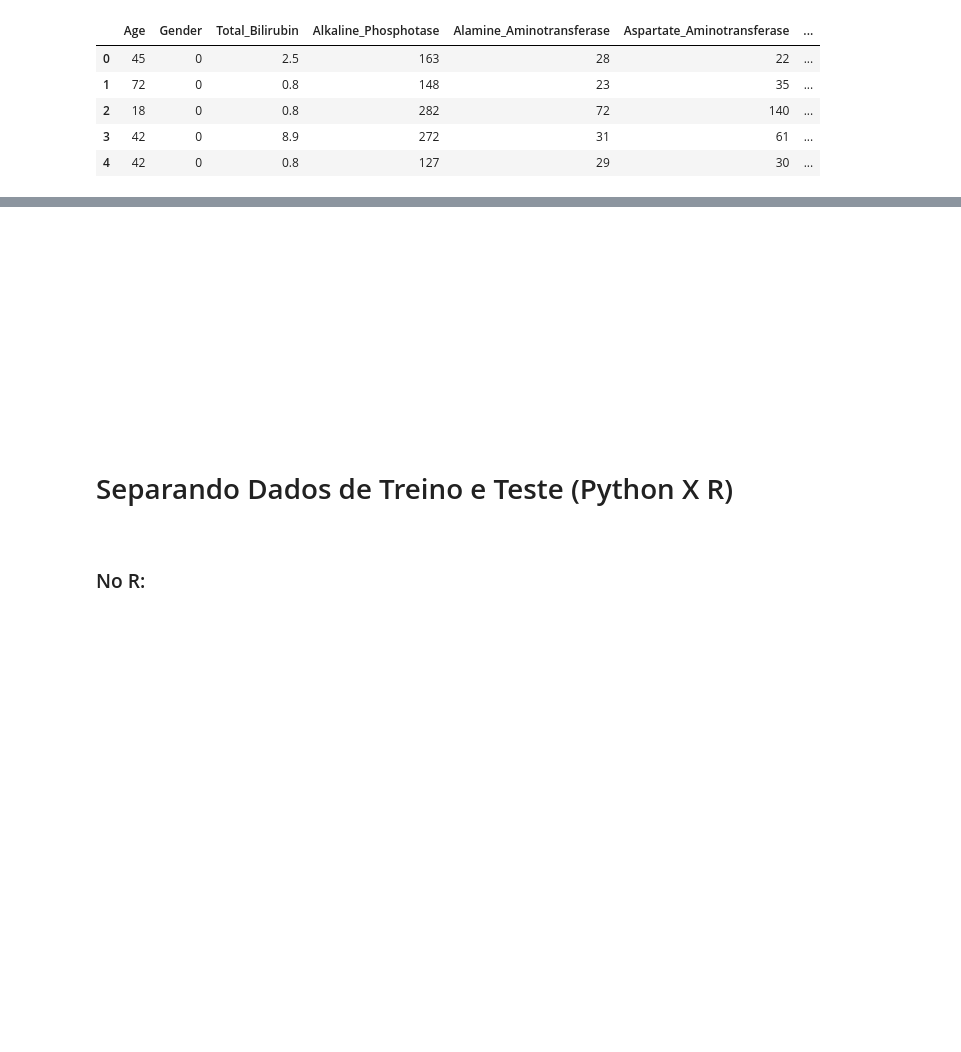
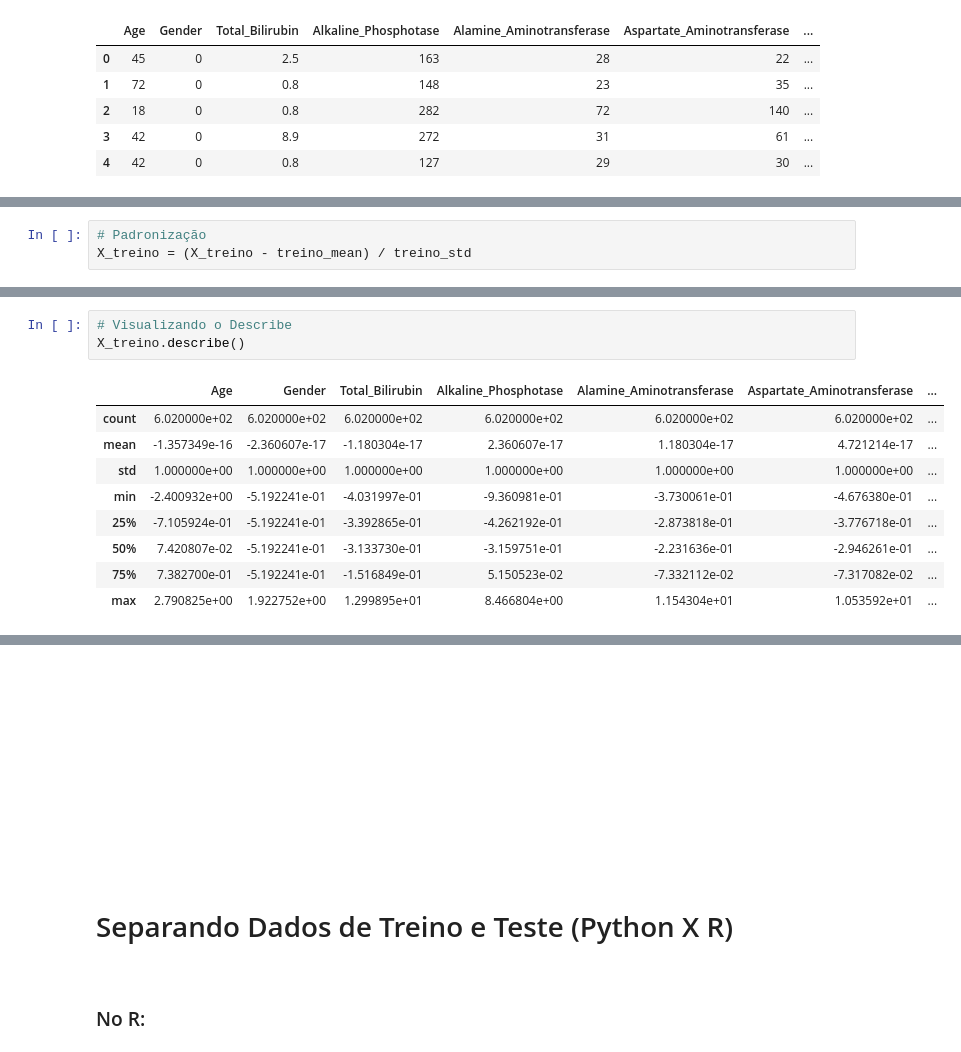
Before and after one commit to EduardoBran/Python_-_Machine_Learning, a Jupyter notebook: 01-Mini-Projeto_-_Construcao_Treinamento_Avaliacao_e_Selecao_de_Modelos_Para_Classificacao.ipynb, the cells around one changed output, grey strips where cells are left out. Saved outputs shown, nothing was run; the diff lists cells and outputs as text; blank space fills up the shorter version.

Commit message:
aplicando tecnica de padronizacao no conjunto de dados de treino e teste

```diff
--- a/01-Mini-Projeto_-_Construcao_Treinamento_Avaliacao_e_Selecao_de_Modelos_Para_Classificacao.ipynb
+++ b/01-Mini-Projeto_-_Construcao_Treinamento_Avaliacao_e_Selecao_de_Modelos_Para_Classificacao.ipynb
@@ -1071,0 +1067,3 @@ dtype: float64
+# %%
+# Padronização
+X_treino = (X_treino - treino_mean) / treino_std
@@ -1071,0 +1080,13 @@ dtype: float64
+# %%
+# Visualizando o Describe
+X_treino.describe()
+# %% [output]
+|  | Age | Gender | Total_Bilirubin | Alkaline_Phosphotase | Alamine_Aminotransferase | Aspartate_Aminotransferase | ... |
+| count | 6.020000e+02 | 6.020000e+02 | 6.020000e+02 | 6.020000e+02 | 6.020000e+02 | 6.020000e+02 | ... |
+| mean | -1.357349e-16 | -2.360607e-17 | -1.180304e-17 | 2.360607e-17 | 1.180304e-17 | 4.721214e-17 | ... |
+| std | 1.000000e+00 | 1.000000e+00 | 1.000000e+00 | 1.000000e+00 | 1.000000e+00 | 1.000000e+00 | ... |
+| min | -2.400932e+00 | -5.192241e-01 | -4.031997e-01 | -9.360981e-01 | -3.730061e-01 | -4.676380e-01 | ... |
+| 25% | -7.105924e-01 | -5.192241e-01 | -3.392865e-01 | -4.262192e-01 | -2.873818e-01 | -3.776718e-01 | ... |
+| 50% | 7.420807e-02 | -5.192241e-01 | -3.133730e-01 | -3.159751e-01 | -2.231636e-01 | -2.946261e-01 | ... |
+| 75% | 7.382700e-01 | -5.192241e-01 | -1.516849e-01 | 5.150523e-02 | -7.332112e-02 | -7.317082e-02 | ... |
+| max | 2.790825e+00 | 1.922752e+00 | 1.299895e+01 | 8.466804e+00 | 1.154304e+01 | 1.053592e+01 | ... |
```
Also changed, not shown: parts of 25 cells of this notebook, 1 other file.
